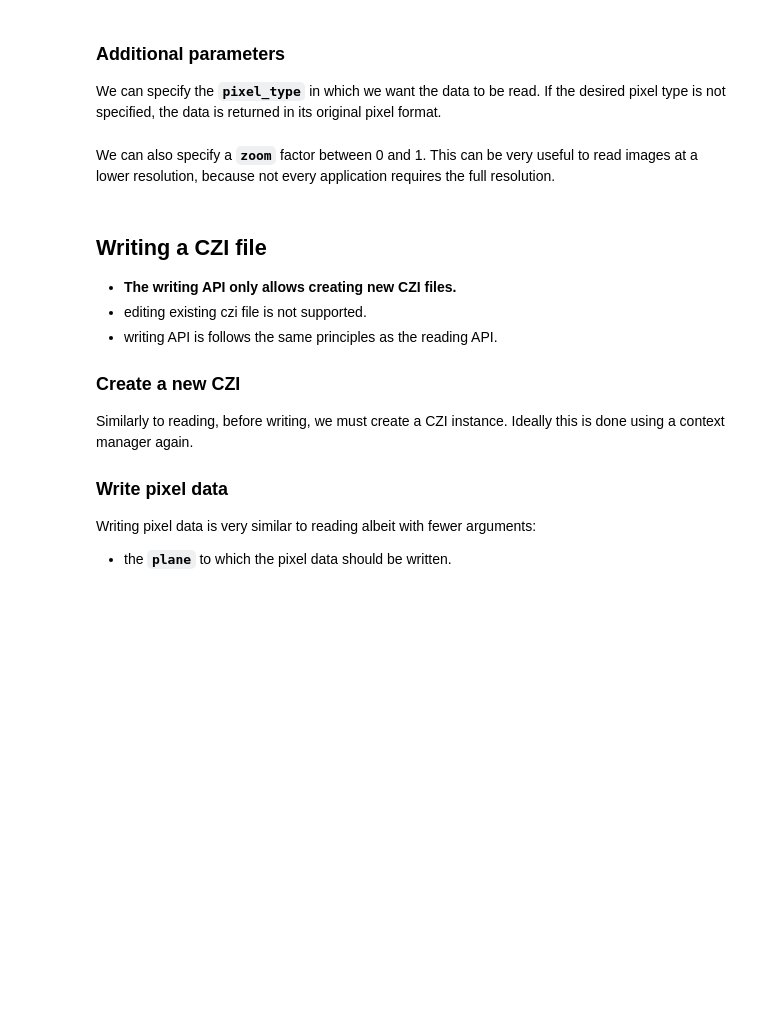
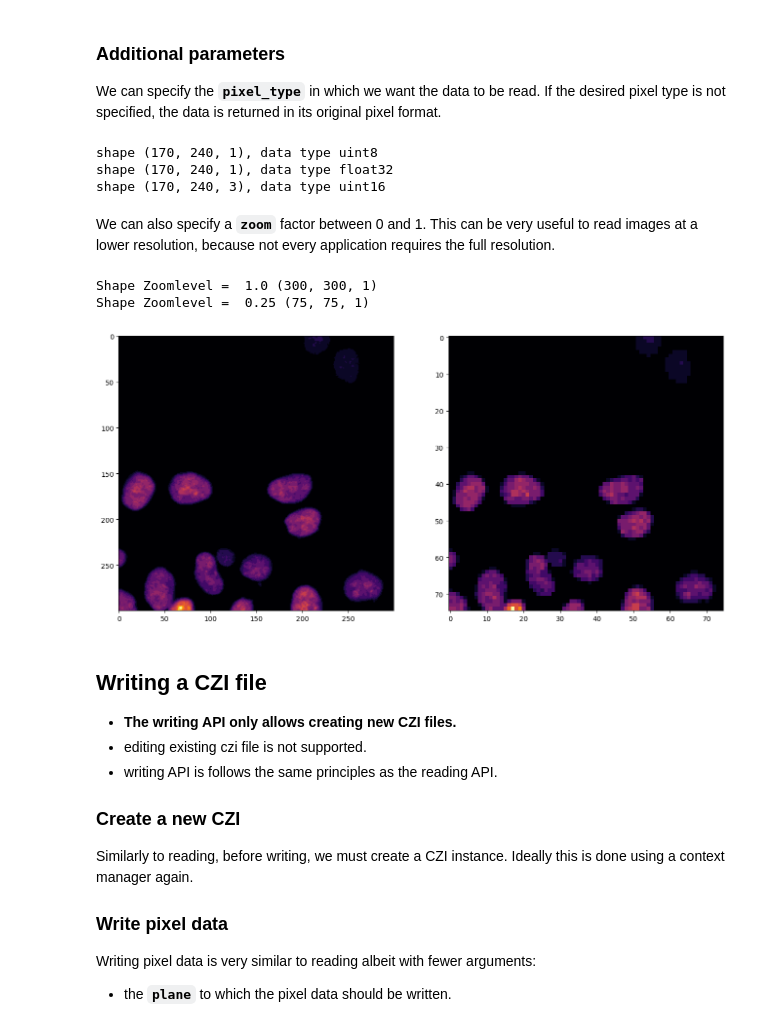
Before and after one commit to zeissmicroscopy/ZEN_API_Python_CZI_workshop, a Jupyter notebook: workshop/notebooks/using_pylibCZIrw.ipynb, the cells around one changed output. Drawn from its saved outputs; the diff is of its cells as text; code cells hidden in the pictures; blank space fills up the shorter version.

```diff
--- a/workshop/notebooks/using_pylibCZIrw.ipynb
+++ b/workshop/notebooks/using_pylibCZIrw.ipynb
@@ -306,7 +339,7 @@ ax[1, 1].set_title("scene:1 ch:0")
 
 We can specify the **`pixel_type`** in which we want the data to be read. If the desired pixel type is not specified, the data is returned in its original pixel format.
 # %%
-with pyczi.open_czi(czifile_5dstack) as czidoc:
+with pyczi.open_czi(czifile_5dstack, pyczi.ReaderFileInputTypes.Curl) as czidoc:
 
     # get image pixel and specify the desired pixel type
     frame_gray8 = czidoc.read(pixel_type='Gray8')
@@ -316,28 +349,36 @@ with pyczi.open_czi(czifile_5dstack) as czidoc:
 print('shape {0}, data type {1}'.format(frame_gray8.shape, frame_gray8.dtype))
 print('shape {0}, data type {1}'.format(frame_gray32float.shape, frame_gray32float.dtype))
 print('shape {0}, data type {1}'.format(frame_bgr48.shape, frame_bgr48.dtype))
+# %% [output]
+shape (170, 240, 1), data type uint8
+shape (170, 240, 1), data type float32
+shape (170, 240, 3), data type uint16
 # %% [markdown]
 We can also specify a **`zoom`** factor between 0 and 1. This can be very useful to read images at a lower resolution,
 because not every application requires the full resolution.
 # %%
 # define the ROI using upper left, width and height as coordinates
 my_roi = (300, 400, 300, 300)
 
 # define two different zoom factors
 zl1 = 1.0
 zl2 = 0.25
 
-with pyczi.open_czi(czifile_scenes) as czidoc:
+with pyczi.open_czi(czifile_scenes, pyczi.ReaderFileInputTypes.Curl) as czidoc:
 
     z1 = czidoc.read(plane={'C': 0}, roi=my_roi, scene=0, zoom=zl1, pixel_type='Gray8')
     z2 = czidoc.read(plane={'C': 0}, roi=my_roi, scene=0, zoom=zl2, pixel_type='Gray8')
 
 fig, ax = plt.subplots(1, 2, figsize=(16, 8))
 ax[0].imshow(z1[..., 0], cmap=cm.inferno)
 ax[1].imshow(z2[..., 0], cmap=cm.inferno)
 
 print("Shape Zoomlevel = ", zl1, z1.shape)
 print("Shape Zoomlevel = ", zl2, z2.shape)
+# %% [output]
+Shape Zoomlevel =  1.0 (300, 300, 1)
+Shape Zoomlevel =  0.25 (75, 75, 1)
+[figure, added]
 # %% [markdown]
 ## Writing a CZI file
 
```
Also changed, not shown: parts of 15 cells of this notebook, 2 other files.
